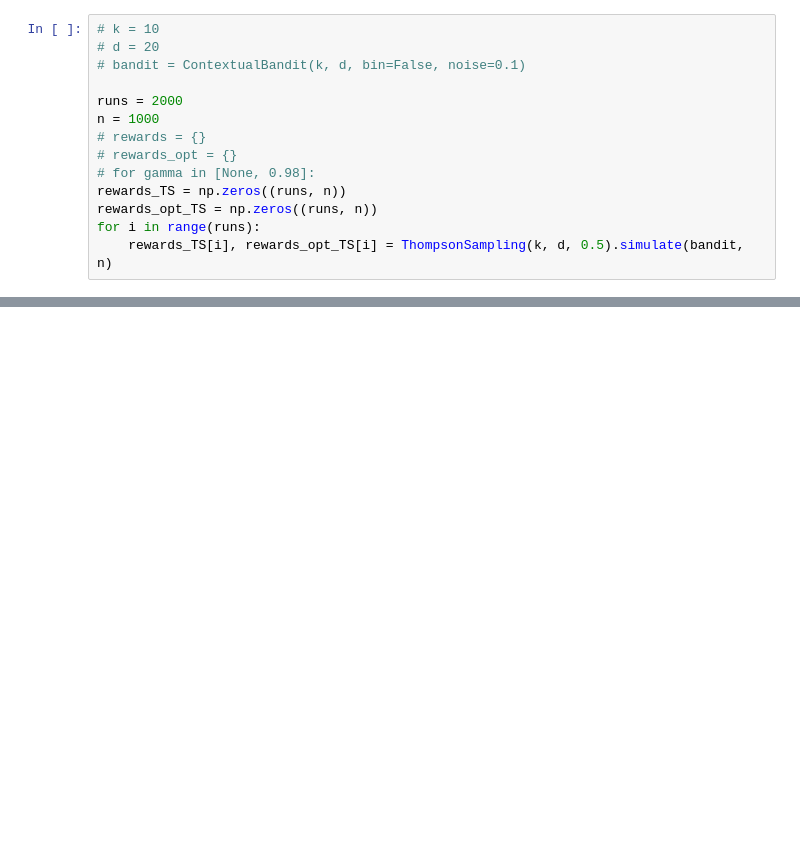
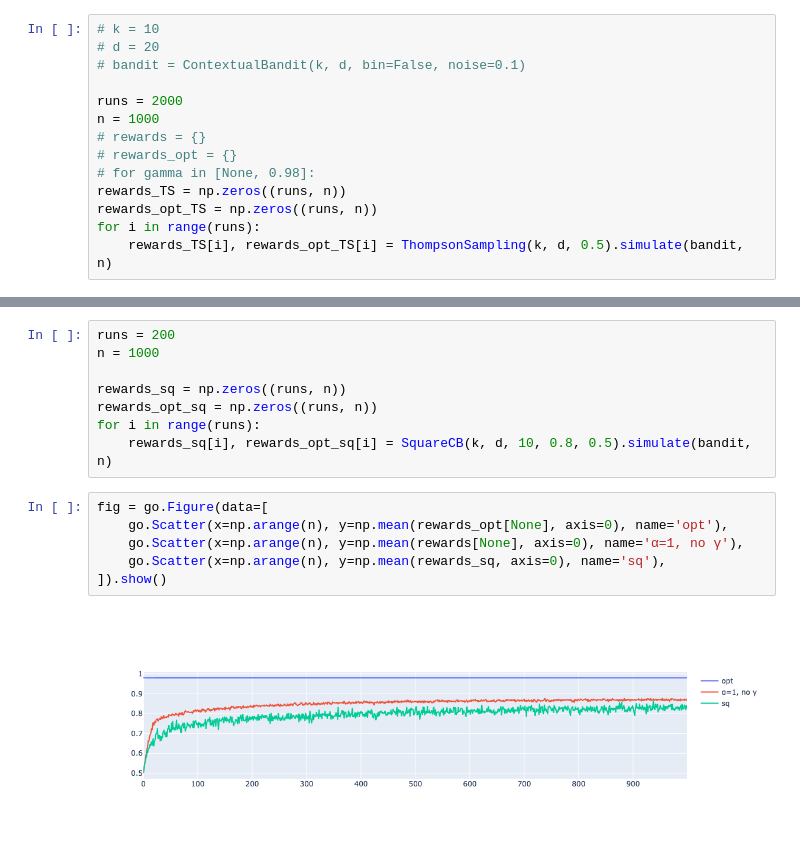
Before and after one commit to lrthomps/rl, a Jupyter notebook: contextual-bandits.ipynb, the cells around one changed output, grey strips where cells are left out. Cells and saved outputs as stored; diff of their text form; blank space fills up the shorter version.

Commit message:
added another simpler still contextual linear bandit

```diff
--- a/contextual-bandits.ipynb
+++ b/contextual-bandits.ipynb
@@ -373,0 +422,16 @@ fig = go.Figure(data=[
+# %%
+runs = 200
+n = 1000
+
+rewards_sq = np.zeros((runs, n))
+rewards_opt_sq = np.zeros((runs, n))
+for i in range(runs):
+    rewards_sq[i], rewards_opt_sq[i] = SquareCB(k, d, 10, 0.8, 0.5).simulate(bandit, n)
+# %%
+fig = go.Figure(data=[
+    go.Scatter(x=np.arange(n), y=np.mean(rewards_opt[None], axis=0), name='opt'),
+    go.Scatter(x=np.arange(n), y=np.mean(rewards[None], axis=0), name='α=1, no γ'),
+    go.Scatter(x=np.arange(n), y=np.mean(rewards_sq, axis=0), name='sq'),
+]).show()
+# %% [output]
+[figure, added]
```
Also changed, not shown: parts of 9 cells of this notebook, 5 other files.
